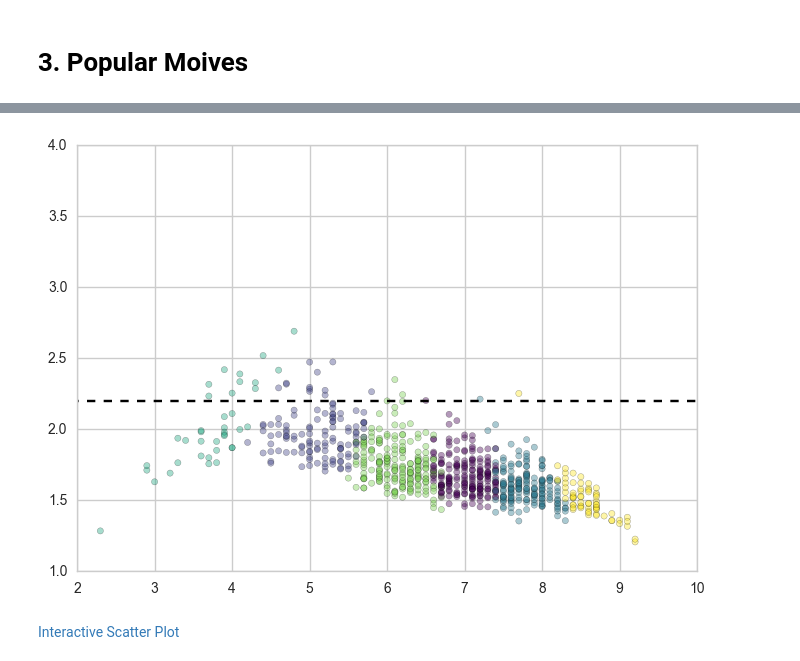
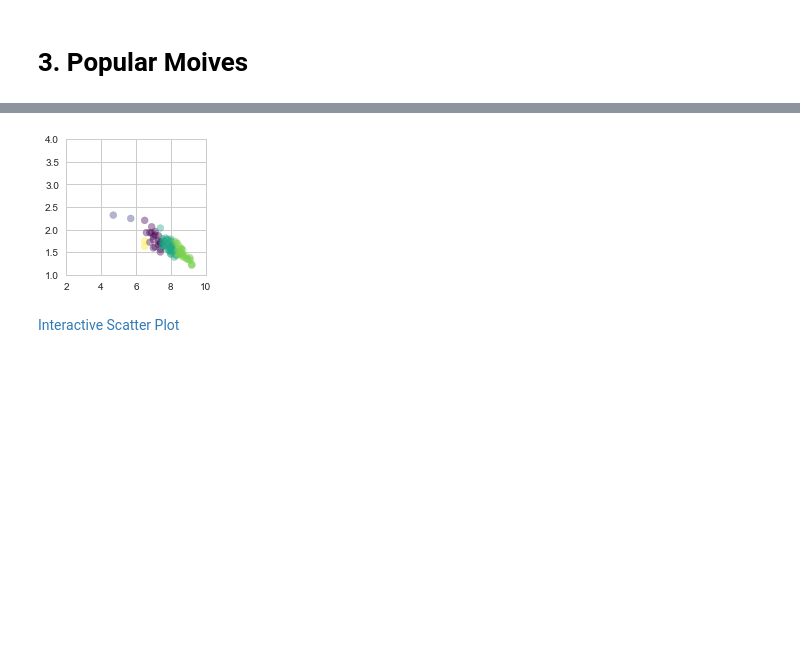
Before and after one commit to cqcn1991/movie-compare, a Jupyter notebook: movie2.ipynb, the cells around one changed output, grey strips where cells are left out. Cells and saved outputs as stored; diff of their text form; code cells hidden in the pictures; blank space fills up the shorter version.

Commit message:
add distribution display

```diff
--- a/movie2.ipynb
+++ b/movie2.ipynb
@@ -192,0 +210,11 @@ Interactive Scatter Plot
+# %%
+df['cluster'] = kmeans_model.labels_
+fig, ax = plt.subplots()
+scatter_plot = ax.scatter(df['db_rating'], df['std'], c=df['cluster'], alpha=0.7, cmap='viridis')
+ax.axis([2,10,0,4])
+plt.plot([0,10],[2.2,2.2], linestyle='--', color='black', label='0.96')
+plt_configure(xlabel='Rating', ylabel='STD')
+plt.gca().set_aspect('equal')
+plt.show()
+
+turn_scatter_into_interactive(fig, scatter_plot, df, 'D:\movie_output\clusters.html', show_ratings_num=False, click=True, show_distribution=True)
@@ -227,12 +275,11 @@ labels = kmeans_model.labels_
 # %%
-df['cluster'] = labels
+sub_df = df.query("db_ratings_count > 200000")
 fig, ax = plt.subplots()
-scatter_plot = ax.scatter(df['db_rating'], df['std'], c=df['cluster'], alpha=0.4, cmap='viridis')
+scatter_plot = ax.scatter(sub_df['db_rating'], sub_df['std'], c=sub_df['cluster'], alpha=0.4, cmap='viridis')
 ax.axis([2,10,1,4])
-plt.plot([0,10],[2.2,2.2], linestyle='--', color='black', label='0.96')
+plt_configure(figsize=(2.5,2.5))
 plt.show()
-# turn_scatter_into_interactive(fig, scatter_plot, df, 'clusters.html', show_ratings_num=False)
-turn_scatter_into_interactive(fig, scatter_plot, df, 'clusters.html', show_ratings_num=False, click=True)
+turn_scatter_into_interactive(fig, scatter_plot, sub_df, 'D:\movie_output\clusters2.html', show_ratings_num=False, click=True)
 # %% [output]
-[figure, old version]
+[figure, new version]
 Interactive Scatter Plot
```
Also changed, not shown: parts of 38 cells of this notebook, 13 other files.
